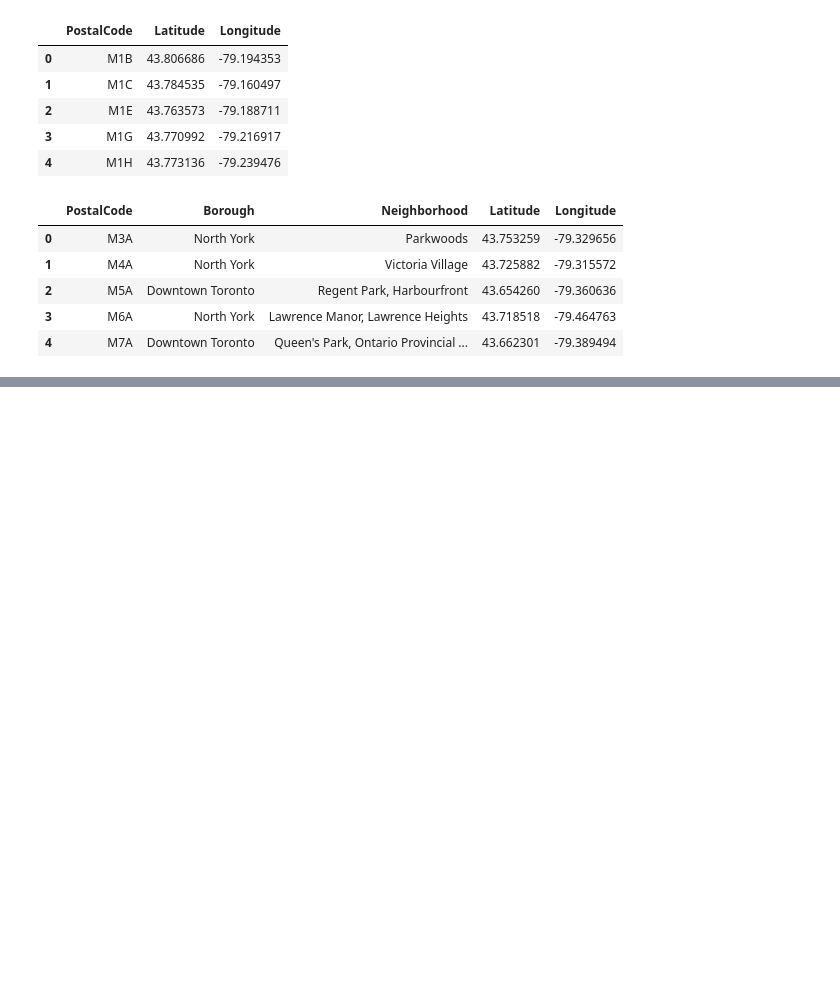
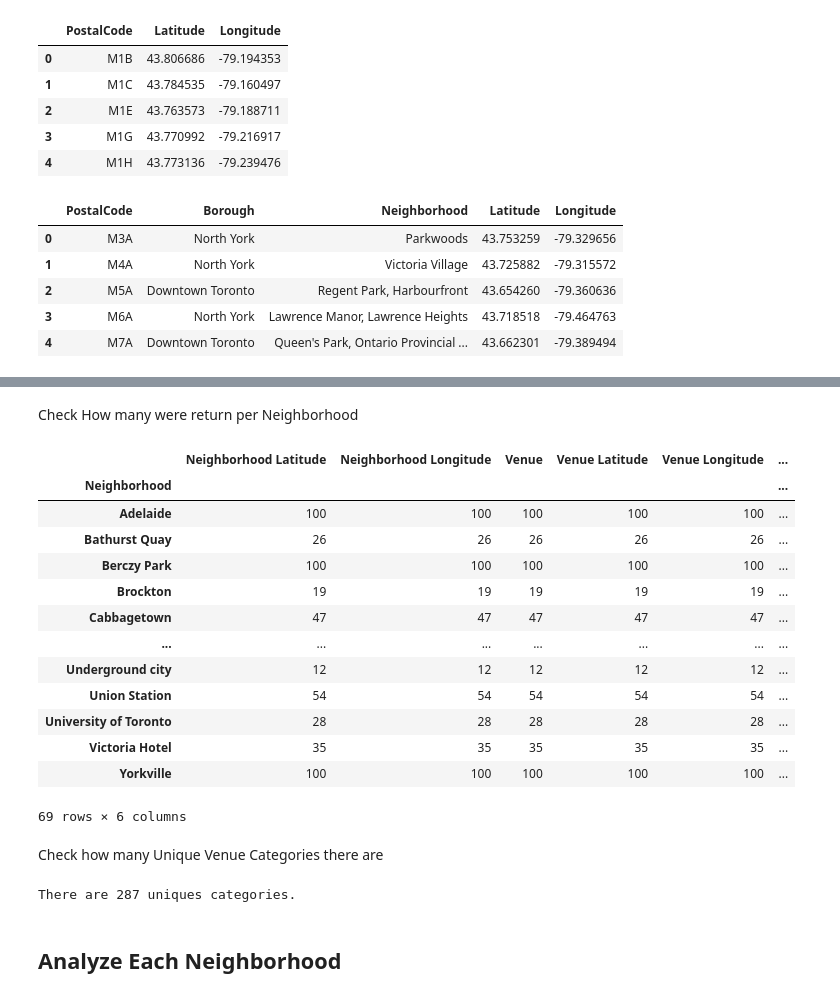
Before and after one commit to francis-eudy/Coursera_Capstone, a Jupyter notebook: ibm-applied-data-science-capstone.ipynb, the cells around one changed output, grey strips where cells are left out. Cells and saved outputs as stored; diff of their text form; code cells hidden in the pictures; blank space fills up the shorter version.

```diff
--- a/ibm-applied-data-science-capstone.ipynb
+++ b/ibm-applied-data-science-capstone.ipynb
@@ -261,0 +556,12 @@ df.head()
+# %%
+# function that extracts the category of the venue
+def get_category_type(row):
+    try:
+        categories_list = row['categories']
+    except:
+        categories_list = row['venue.categories']
+
+    if len(categories_list) == 0:
+        return None
+    else:
+        return categories_list[0]['name']
@@ -261,0 +676,27 @@ df.head()
+# %% [markdown]
+Check How many were return per Neighborhood
+# %%
+toronto_venues.groupby('Neighborhood').count()
+# %% [output]
+|  | Neighborhood Latitude | Neighborhood Longitude | Venue | Venue Latitude | Venue Longitude | ... |
+| Neighborhood |  |  |  |  |  | ... |
+| Adelaide | 100 | 100 | 100 | 100 | 100 | ... |
+| Bathurst Quay | 26 | 26 | 26 | 26 | 26 | ... |
+| Berczy Park | 100 | 100 | 100 | 100 | 100 | ... |
+| Brockton | 19 | 19 | 19 | 19 | 19 | ... |
+| Cabbagetown | 47 | 47 | 47 | 47 | 47 | ... |
+| ... | ... | ... | ... | ... | ... | ... |
+| Underground city | 12 | 12 | 12 | 12 | 12 | ... |
+| Union Station | 54 | 54 | 54 | 54 | 54 | ... |
+| University of Toronto | 28 | 28 | 28 | 28 | 28 | ... |
+| Victoria Hotel | 35 | 35 | 35 | 35 | 35 | ... |
+| Yorkville | 100 | 100 | 100 | 100 | 100 | ... |
+69 rows × 6 columns
+# %% [markdown]
+Check how many Unique Venue Categories there are
+# %%
+print('There are {} uniques categories.'.format(len(toronto_venues['Venue Category'].unique())))
+# %% [output]
+There are 287 uniques categories.
+# %% [markdown]
+## Analyze Each Neighborhood
```
Also changed, not shown: parts of 81 cells of this notebook.
